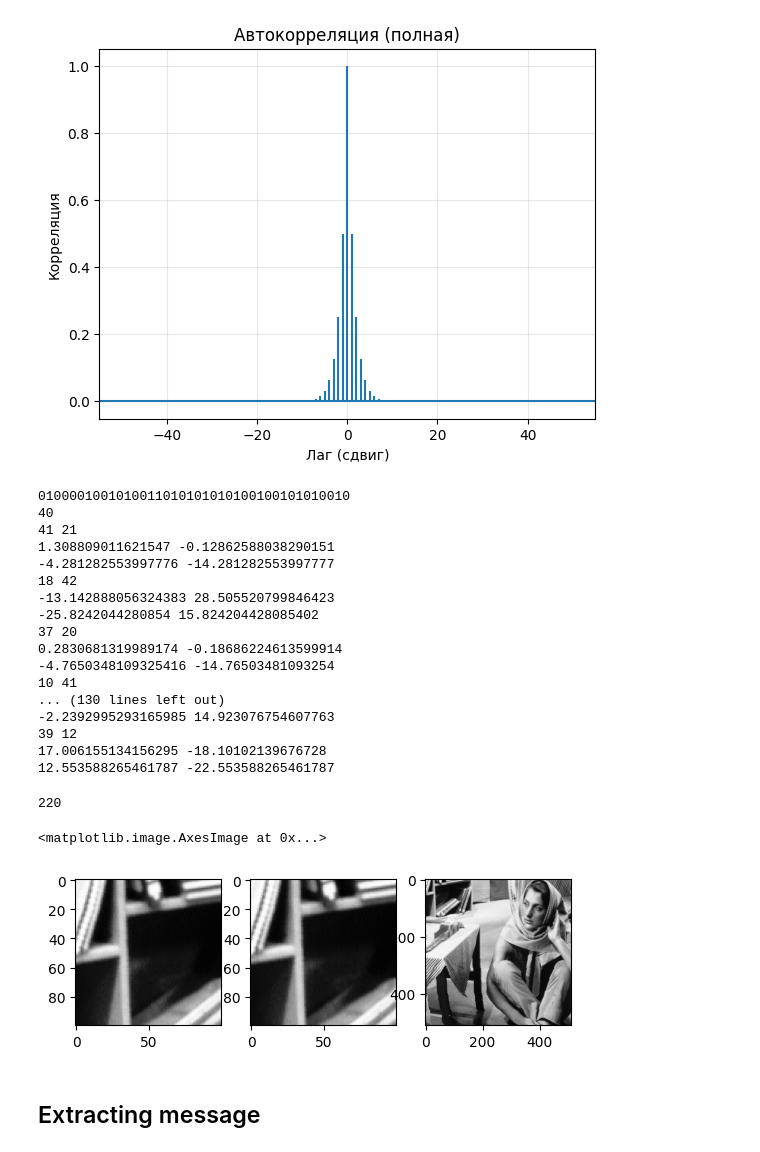
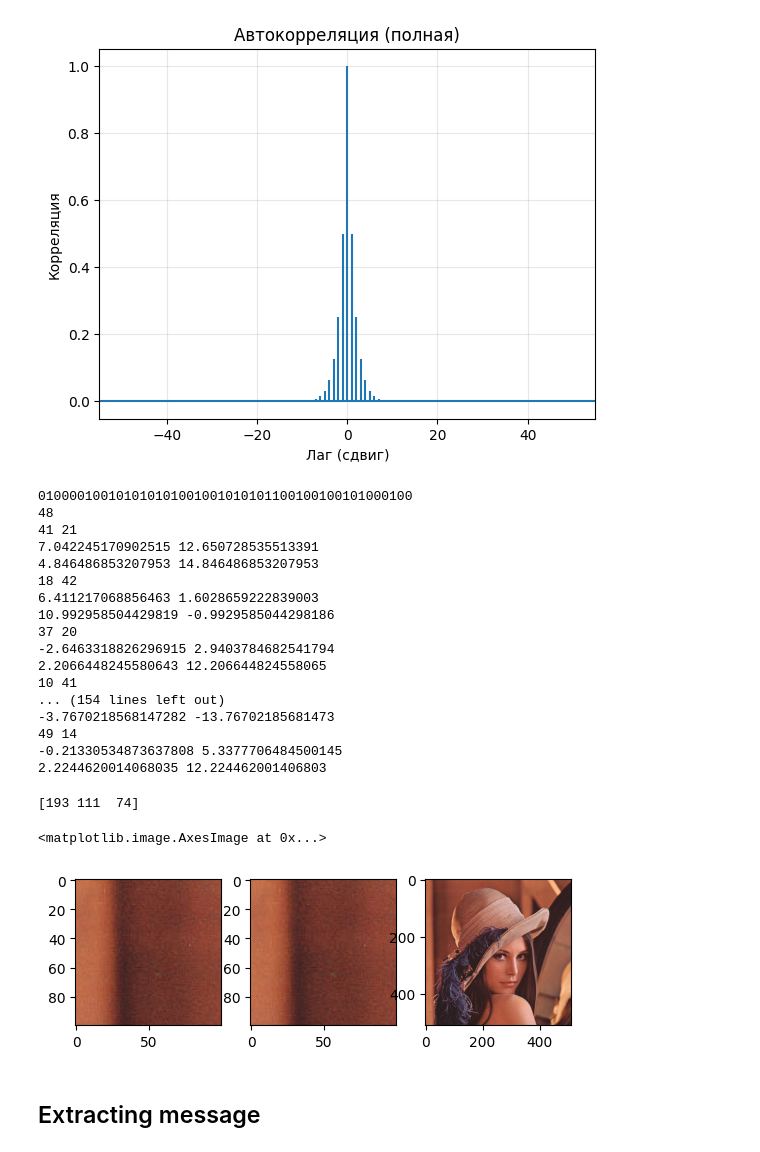
Before and after one commit to Buivid/Stego-system, a Jupyter notebook: Python implementation/Koch_Zhao.ipynb, the cells around one changed output. Saved outputs shown, nothing was run; the diff lists cells and outputs as text; code cells hidden in the pictures.

```diff
--- a/Python implementation/Koch_Zhao.ipynb
+++ b/Python implementation/Koch_Zhao.ipynb
@@ -5,7 +5,7 @@ import matplotlib.pyplot as plt
 from PIL import Image
 # %%
 # img = plt.imread("barbara_gray.bmp")
-img_pil = Image.open("barbara_gray.bmp")
+img_pil = Image.open("lena.bmp")
 print(img_pil.size, img_pil.format, img_pil.mode)
 img = np.array(img_pil)
 print(img[0:4,0:4])
@@ -32,7 +47,7 @@ def dct8x8(block):
 dct_image = np.zeros((height, width))
 for i in range(0, height, 8):
     for j in range(0, width, 8):
-        block = img[i:i+8, j:j+8]
+        block = img[i:i+8, j:j+8, 0]
         dct_image[i:i+8, j:j+8] = dct8x8(block)
 
 plt.subplot(1, 3, 1)
@@ -168,7 +183,7 @@ def adjust_coeffs(block, bit):
     # print(block[u2, v2])
     return block
 # %%
-message = "BSUIR"
+message = "BUIVID"
 binary_message = ''.join(format(ord(char), '08b') for char in message)
 message_len = len(binary_message)
 print(binary_message)
@@ -206,43 +221,44 @@ for i in range(len(binary_message)):
 #         # print("2 ",dct_image[i:i+8, j:j+8])
 #         bit_index += 1
 # %% [output]
-0100001001010011010101010100100101010010
-40
+010000100101010101001001010101100100100101000100
+48
 41 21
-1.308809011621547 -0.12862588038290151
--4.281282553997776 -14.281282553997777
+7.042245170902515 12.650728535513391
+4.846486853207953 14.846486853207953
 18 42
--13.142888056324383 28.505520799846423
--25.8242044280854 15.824204428085402
+6.411217068856463 1.6028659222839003
+10.992958504429819 -0.9929585044298186
 37 20
-0.2830681319989174 -0.18686224613599914
--4.7650348109325416 -14.76503481093254
+-2.6463318826296915 2.9403784682541794
+2.2066448245580643 12.206644824558065
 10 41
-... (130 lines left out)
--2.2392995293165985 14.923076754607763
-39 12
-17.006155134156295 -18.10102139676728
-12.553588265461787 -22.553588265461787
+... (154 lines left out)
+-3.7670218568147282 -13.76702185681473
+49 14
+-0.21330534873637808 5.3377706484500145
+2.2244620014068035 12.224462001406803
 # %%
-stego_image = np.zeros_like(img)
+# stego_image = np.zeros_like(img)
+stego_image = np.copy(img)
 for i in range(0, height, 8):
     for j in range(0, width, 8):
         block = dct_image[i:i+8, j:j+8]
-        stego_image[i:i+8, j:j+8] = idct(idct(block.T, norm='ortho').T, norm='ortho')
+        stego_image[i:i+8, j:j+8, 0] = idct(idct(block.T, norm='ortho').T, norm='ortho')
 print(stego_image[0,0])
 stego_pil = Image.fromarray(stego_image)
 stego_pil.save('stego_image.bmp')
 # plt.imsave("stego_image.bmp", stego_image, cmap="gray" )
 plt.subplot(1, 3, 1)
-plt.imshow(img[0:100, 0:100], cmap="gray")
+plt.imshow(img[0:100, 0:100])
 plt.subplot(1, 3, 2)
-plt.imshow(stego_image[0:100, 0:100], cmap="gray")
+plt.imshow(stego_image[0:100, 0:100])
 plt.subplot(1, 3, 3)
-plt.imshow(stego_image, cmap="gray")
+plt.imshow(stego_image)
 # %% [output]
-220
+[193 111  74]
 <matplotlib.image.AxesImage at 0x...>
-[figure, old version]
+[figure, new version]
 # %% [markdown]
 ## Extracting message
 # %%
```
Also changed, not shown: parts of 3 cells of this notebook, 1 other file.
